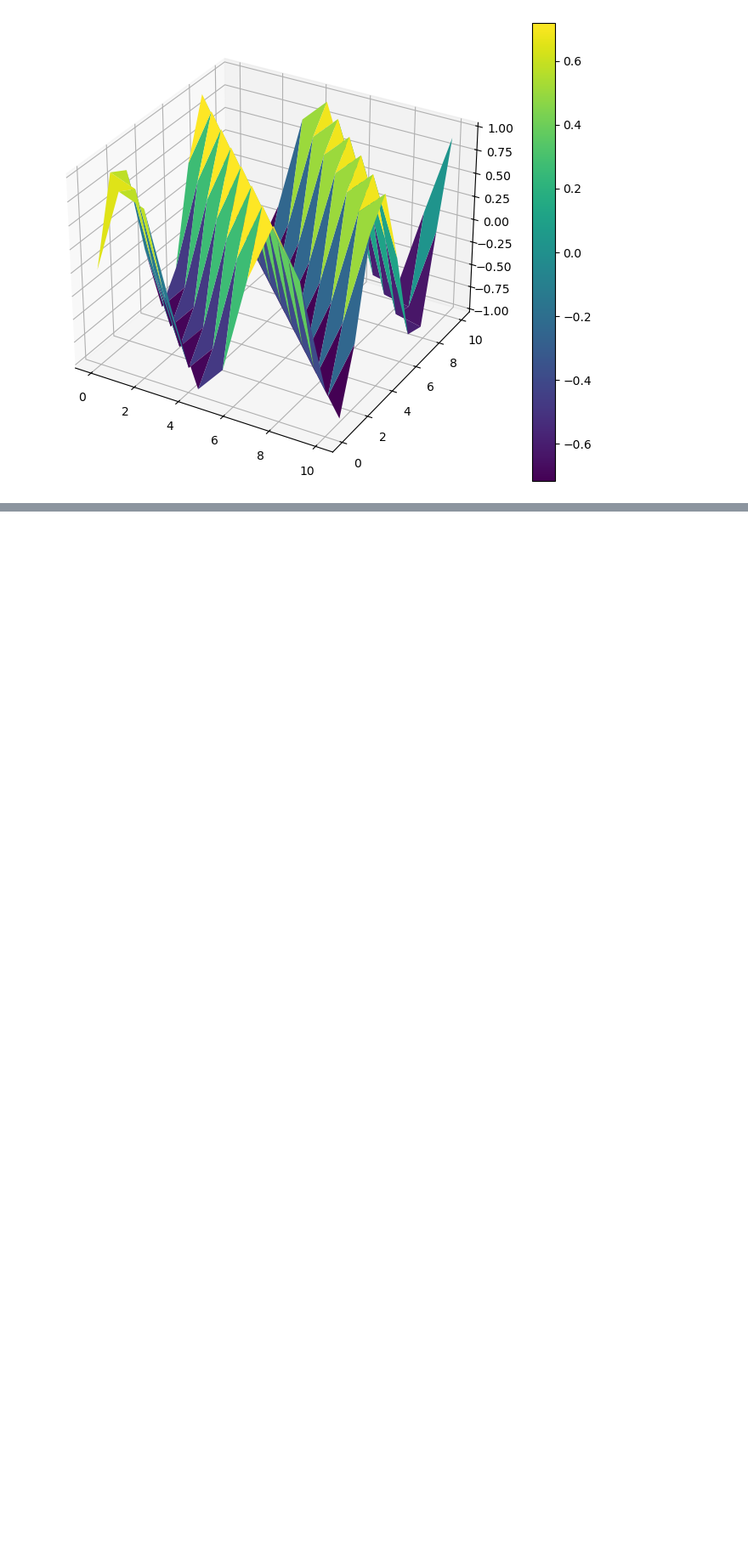
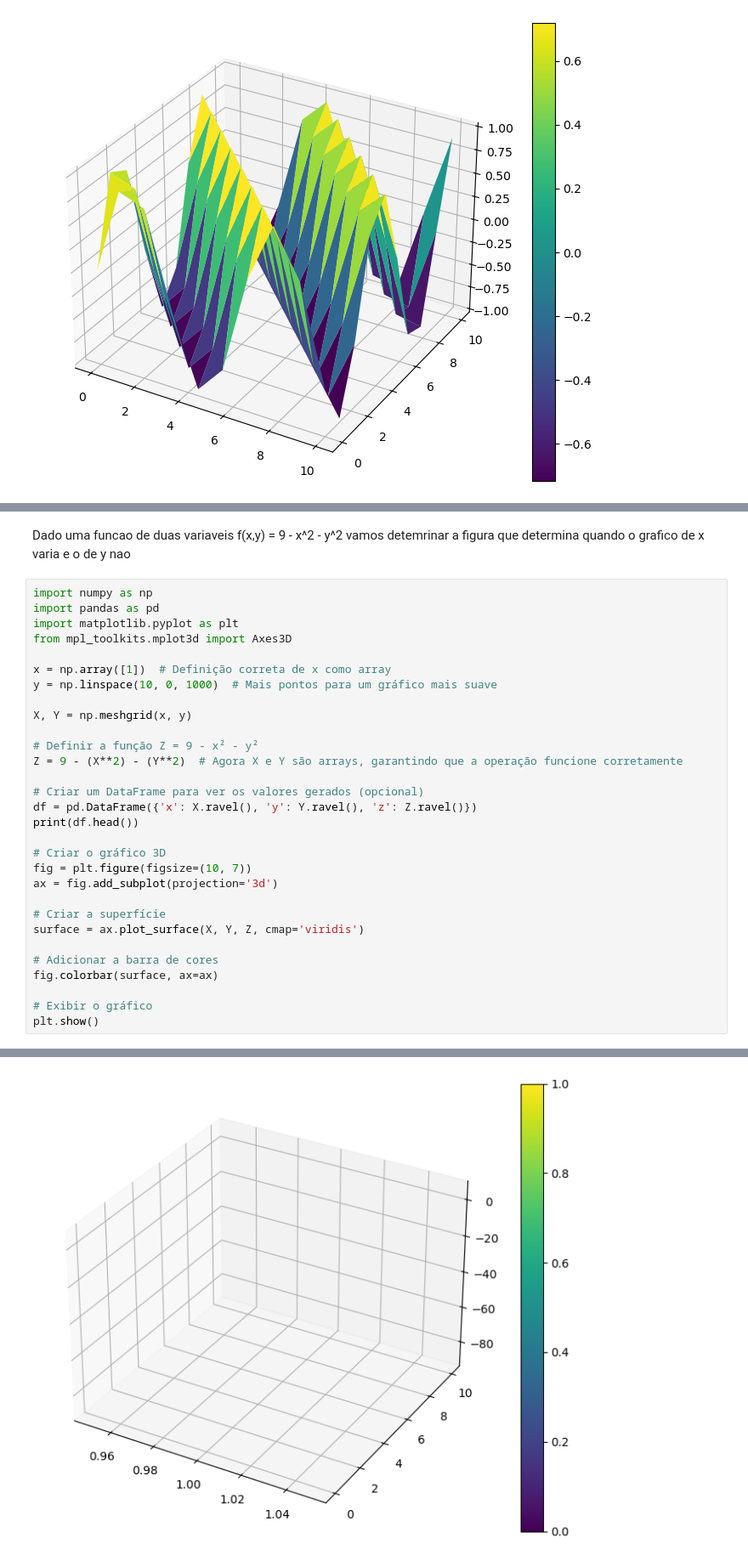
Before and after one commit to luizgsangelo/Univesp_2025_01, a Jupyter notebook: Cálculo 2/Semana 1/Semana 1.ipynb, the cells around one changed output, grey strips where cells are left out. Shown at 85% size. Drawn from its saved outputs; the diff is of its cells as text; blank space fills up the shorter version.

```diff
--- a/Cálculo 2/Semana 1/Semana 1.ipynb
+++ b/Cálculo 2/Semana 1/Semana 1.ipynb
@@ -203,0 +222,33 @@ plt.show()
+# %% [markdown]
+Dado uma funcao de duas variaveis f(x,y) = 9 - x^2 - y^2 vamos detemrinar a figura que determina quando o grafico de x varia e o de y nao
+# %%
+import numpy as np
+import pandas as pd
+import matplotlib.pyplot as plt
+from mpl_toolkits.mplot3d import Axes3D
+
+x = np.array([1])  # Definição correta de x como array
+y = np.linspace(10, 0, 1000)  # Mais pontos para um gráfico mais suave
+
+X, Y = np.meshgrid(x, y)
+
+# Definir a função Z = 9 - x² - y²
+Z = 9 - (X**2) - (Y**2)  # Agora X e Y são arrays, garantindo que a operação funcione corretamente
+
+# Criar um DataFrame para ver os valores gerados (opcional)
+df = pd.DataFrame({'x': X.ravel(), 'y': Y.ravel(), 'z': Z.ravel()})
+print(df.head())
+
+# Criar o gráfico 3D
+fig = plt.figure(figsize=(10, 7))
+ax = fig.add_subplot(projection='3d')
+
+# Criar a superfície
+surface = ax.plot_surface(X, Y, Z, cmap='viridis')
+
+# Adicionar a barra de cores
+fig.colorbar(surface, ax=ax)
+
+# Exibir o gráfico
+plt.show()
+# %% [output]
@@ -203,0 +261 @@ plt.show()
+[figure, added]
```
Also changed, not shown: parts of 4 cells of this notebook, 1 other file.
